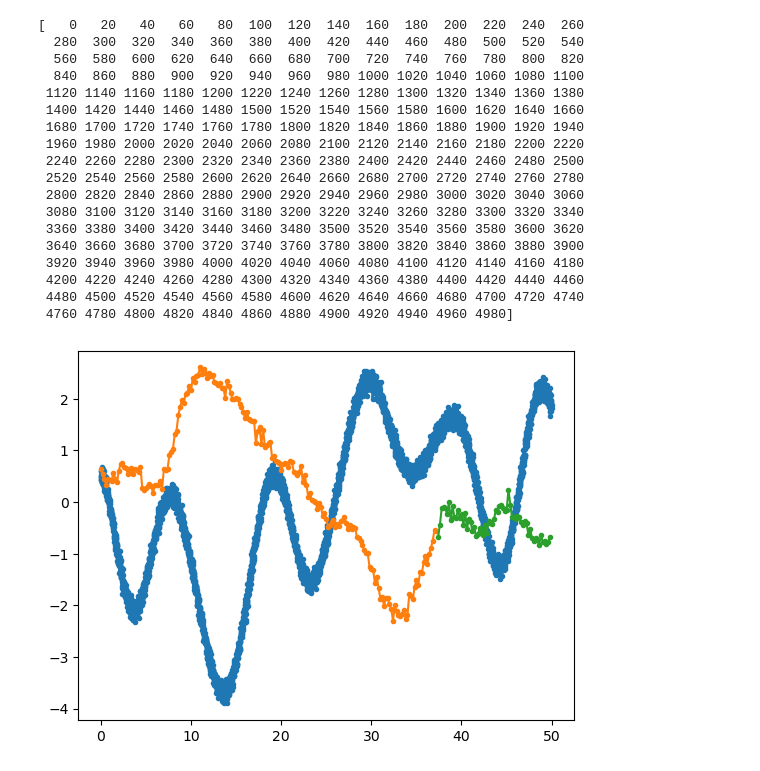
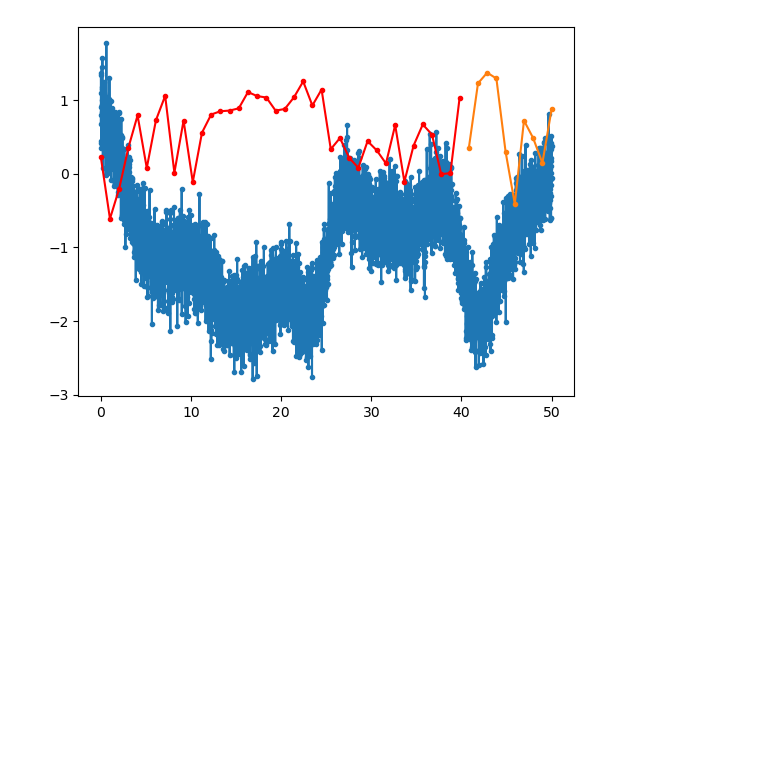
Before and after one commit to JVerbeek/at-gpflow, a Jupyter notebook: experiments/density-stress-test/density-stress-test.ipynb, the cells around one changed output. Drawn from its saved outputs; the diff is of its cells as text; code cells hidden in the pictures; blank space fills up the shorter version.

```diff
--- a/experiments/density-stress-test/density-stress-test.ipynb
+++ b/experiments/density-stress-test/density-stress-test.ipynb
@@ -35,59 +35,38 @@ To enable the following instructions: AVX2 AVX512F AVX512_VNNI AVX512_BF16 FMA,
 # %%
 k = gpf.kernels.RBF(lengthscales=3, variance=1) #+ gpf.kernels.Linear(0.001)
 NDP = 5000
 Xall = np.linspace(0, 50, NDP)
 Yall  = np.random.multivariate_normal(np.zeros_like(Xall), k(Xall.reshape(-1, 1)))
 ind_1 = np.arange(0, NDP, 1)
-ind_2 = np.array([i for i in ind_1 if i % 20 == 0])
-ind_1 = ind_1
-ind_2 = ind_2
-print(ind_2)
-TEST_INDEX = int(0.75*len(ind_2))
+ind_2 = np.linspace(0, NDP-1, 50).astype(int)
+TEST_INDEX = int(0.8*len(ind_2))
 ind_train, ind_test = ind_2[:TEST_INDEX], ind_2[TEST_INDEX:]
-X1, y1 = Xall[ind_1], Yall[ind_1] + np.random.multivariate_normal(np.zeros_like(Xall[ind_1]), gpf.kernels.Cosine(variance=1, lengthscales=10)(Xall[ind_1].reshape(-1, 1)))
+X1, y1 = Xall[ind_1], Yall[ind_1] #+ np.random.multivariate_normal(np.zeros_like(Xall[ind_1]), gpf.kernels.Cosine(variance=1, lengthscales=10)(Xall[ind_1].reshape(-1, 1)))
 X2 = Xall[ind_train]
 y2 = Yall[ind_train]
 
 X2 = X2 - X2[0]
-scalar = -1
-y2 = scalar * y2
-y2 = y2
+scalar = -0.5
+y2 = (scalar * y2 + np.random.normal(0, 0.3, len(y2))).reshape(-1, 1)
 Xtest, ytest = Xall[ind_test], Yall[ind_test]
-ytest = scalar * ytest.reshape(-1, 1) + np.random.normal(0, 0.1, len(Xtest)).reshape(-1, 1)
+ytest =  (ytest * scalar + np.random.normal(0, 0.3, len(ytest))).reshape(-1, 1)
+ytest = ytest
+Xtest = Xtest
 
-y1 = y1.reshape(-1, 1) + np.random.normal(0, 0.1, len(X1)).reshape(-1, 1)
-y2 = y2.reshape(-1, 1) + np.random.normal(0, 0.1, len(X2)).reshape(-1, 1)
+y1 = y1.reshape(-1, 1) + np.random.normal(0, 0.3, len(X1)).reshape(-1, 1)
+y2 = y2.reshape(-1, 1)
 X1 = X1.reshape(-1, 1)
 X2 = X2.reshape(-1, 1)
-y2 = y2
 plt.plot(X1, y1, marker=".")
-plt.plot(X2, y2, marker=".")
+plt.plot(X2, y2, marker=".", color="red")
 plt.plot(Xtest, ytest, marker=".")
 X = np.vstack((np.hstack((X1, np.zeros_like(X1))), np.hstack((X2, np.ones_like(X2)))))
 y = np.vstack((np.hstack((y1, np.zeros_like(y1))), np.hstack((y2, np.ones_like(y2)))))
 plt.show()
 X = tf.cast(X, np.float64)
 y = tf.cast(y, np.float64)
 # %% [output]
-[   0   20   40   60   80  100  120  140  160  180  200  220  240  260
-  280  300  320  340  360  380  400  420  440  460  480  500  520  540
-  560  580  600  620  640  660  680  700  720  740  760  780  800  820
-  840  860  880  900  920  940  960  980 1000 1020 1040 1060 1080 1100
- 1120 1140 1160 1180 1200 1220 1240 1260 1280 1300 1320 1340 1360 1380
- 1400 1420 1440 1460 1480 1500 1520 1540 1560 1580 1600 1620 1640 1660
- 1680 1700 1720 1740 1760 1780 1800 1820 1840 1860 1880 1900 1920 1940
- 1960 1980 2000 2020 2040 2060 2080 2100 2120 2140 2160 2180 2200 2220
- 2240 2260 2280 2300 2320 2340 2360 2380 2400 2420 2440 2460 2480 2500
- 2520 2540 2560 2580 2600 2620 2640 2660 2680 2700 2720 2740 2760 2780
- 2800 2820 2840 2860 2880 2900 2920 2940 2960 2980 3000 3020 3040 3060
- 3080 3100 3120 3140 3160 3180 3200 3220 3240 3260 3280 3300 3320 3340
- 3360 3380 3400 3420 3440 3460 3480 3500 3520 3540 3560 3580 3600 3620
- 3640 3660 3680 3700 3720 3740 3760 3780 3800 3820 3840 3860 3880 3900
- 3920 3940 3960 3980 4000 4020 4040 4060 4080 4100 4120 4140 4160 4180
- 4200 4220 4240 4260 4280 4300 4320 4340 4360 4380 4400 4420 4440 4460
- 4480 4500 4520 4540 4560 4580 4600 4620 4640 4660 4680 4700 4720 4740
- 4760 4780 4800 4820 4840 4860 4880 4900 4920 4940 4960 4980]
-[figure, old version]
+[figure, new version]
 # %%
 output_dim = 2  # Number of outputs
 rank = 1  # Rank of W
```
Also changed, not shown: parts of 7 cells of this notebook, 6 other files.
